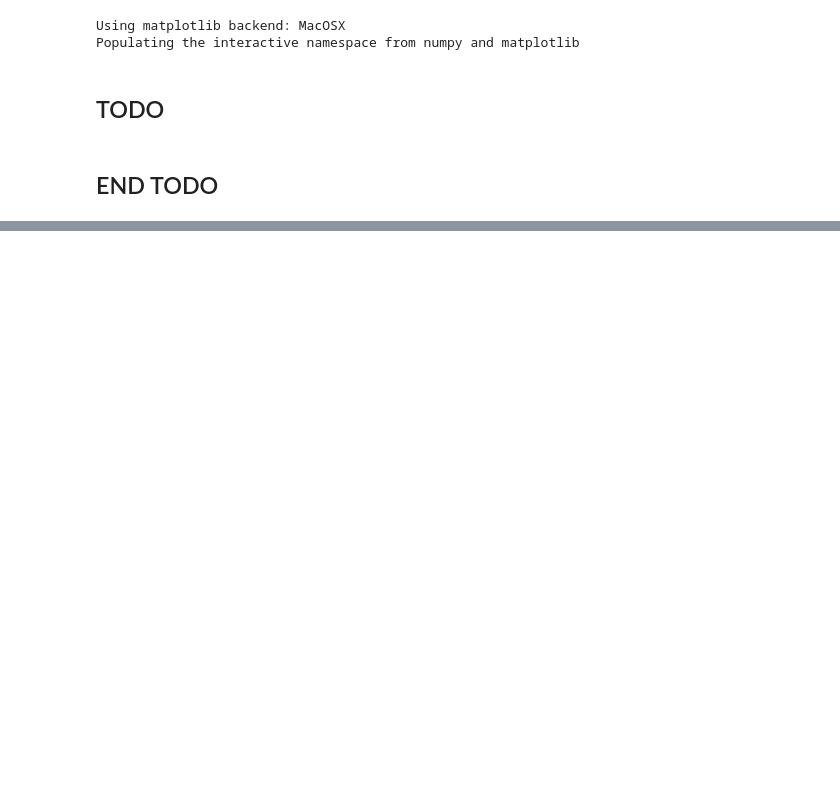
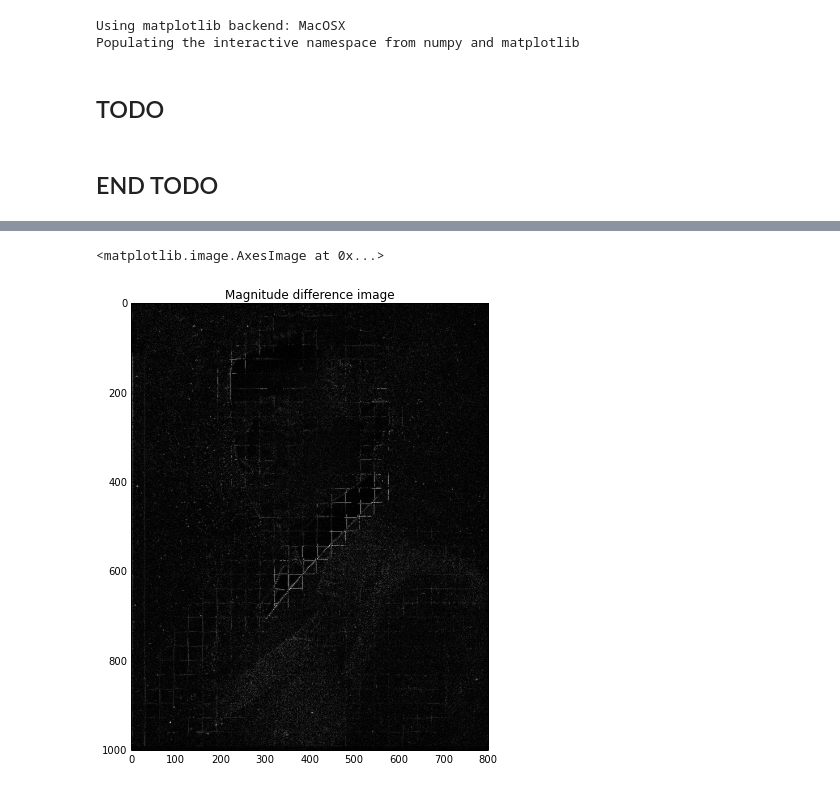
Before and after one commit to alexwal/EE123-Final-Project, a Jupyter notebook: wavelet compression.ipynb, the cells around one changed output, grey strips where cells are left out. Cells and saved outputs as stored; diff of their text form; code cells hidden in the pictures; blank space fills up the shorter version.

```diff
--- a/wavelet compression.ipynb
+++ b/wavelet compression.ipynb
@@ -251,0 +283,2 @@ tiles = compress_bw(im, 64, 0.25)
+# %%
+original = np.copy(im)
@@ -259,0 +298,12 @@ imshow(compressed_img, cmap = 'gray')
+# %%
+title('Magnitude difference image')
+imshow(abs(compressed_img - original), cmap = 'gray')
+
+# orig_tiles = show_dwt_tiles(im, tile_size, 'Original DWT tiles', wvlt=wavelet);
+
+# title('Compressed DWT tiles')
+# tiles_img = tile_partition2image(tiles)
+# imshow(tiles_img, cmap = 'gray')
+# %% [output]
+<matplotlib.image.AxesImage at 0x...>
+[figure, added]
```
Also changed, not shown: parts of 16 cells of this notebook, 1 other file.
